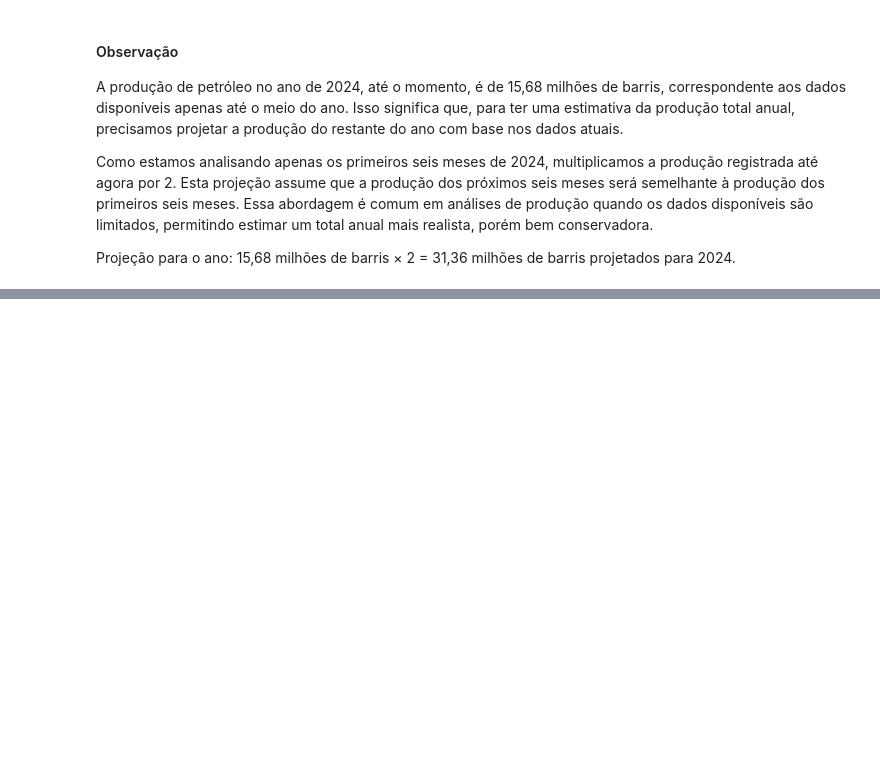
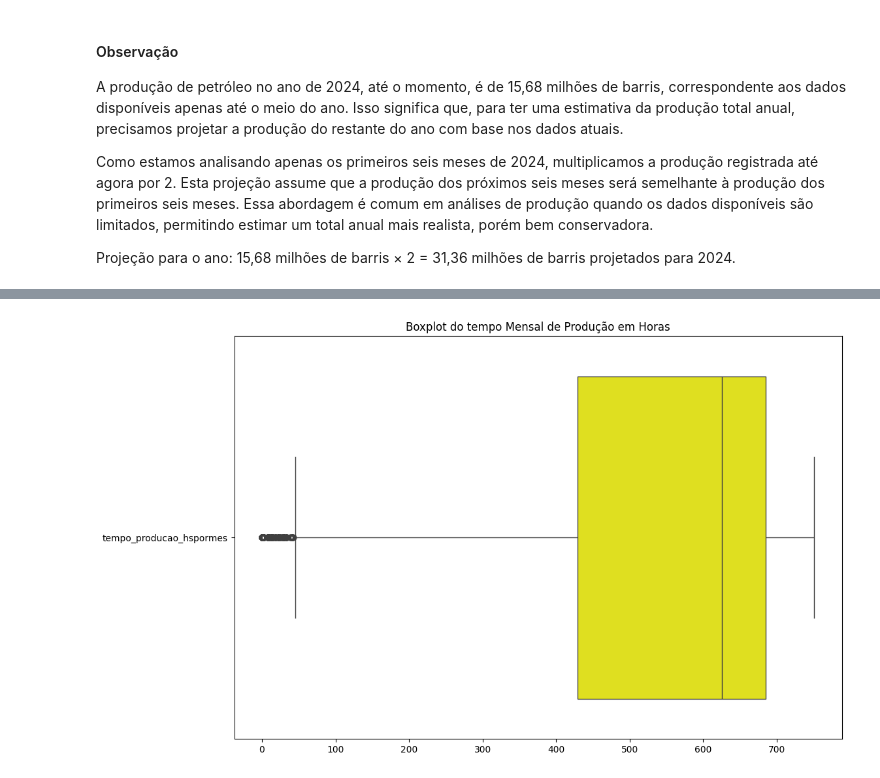
Before and after one commit to brainopensource/datascience-mvp, a Jupyter notebook: MVP_Análise_de_Dados_e_Boas_Práticas.ipynb, the cells around one changed output, grey strips where cells are left out. Drawn from its saved outputs; the diff is of its cells as text; code cells hidden in the pictures; blank space fills up the shorter version.

```diff
--- a/MVP_Análise_de_Dados_e_Boas_Práticas.ipynb
+++ b/MVP_Análise_de_Dados_e_Boas_Práticas.ipynb
@@ -466,38 +425,0 @@ Produção média de petróleo no pré-sal em 2024, em milhões de barris por di
-# %%
-# Adicionar colunas de ano e mês ao DataFrame
-df_production['ano'] = df_production['periodo'].dt.year
-df_production['mes'] = df_production['periodo'].dt.month
-
-# Agrupar os dados por ano e somar a produção
-producoes_anuais = df_production.groupby('ano')['oleo_kbd'].sum() / 1000  # Convertendo para milhões de barris
-
-# Agrupar os dados por ano e mês e somar a produção
-producoes_mensais = df_production.groupby(['ano', 'mes'])['oleo_kbd'].sum().unstack()
-
-# Exibir o resultado para cada ano
-for ano, media in producoes_anuais.items():
-    print(f"Produção total de petróleo no pré-sal em {ano}, em milhões de barris: {media:.2f}")
-
-# Criando gráfico de linhas para produção mensal
-plt.figure(figsize=(12, 6))
-for ano in producoes_mensais.index:
-    plt.plot(producoes_mensais.columns, producoes_mensais.loc[ano] / 1000, marker='o', label=ano)  # Convertendo para milhões de barris
-
-plt.title('Produção Mensal de Petróleo no Pré-Sal')
-plt.xlabel('Mês')
-plt.ylabel('Produção (milhões de barris)')
-plt.xticks(range(1, 13), ['Jan', 'Fev', 'Mar', 'Abr', 'Mai', 'Jun', 'Jul', 'Ago', 'Set', 'Out', 'Nov', 'Dez'])
-plt.legend(title='Ano')
-plt.grid()
-plt.tight_layout()
-plt.show()
-
-# Criando gráfico de linhas para produção total anual
-plt.figure(figsize=(12, 6))
-plt.plot(producoes_anuais.index.astype(str), producoes_anuais.values, marker='o', color='skyblue', linestyle='-')
-plt.title('Produção Total de Petróleo no Pré-Sal por Ano')
-plt.xlabel('Ano')
-plt.ylabel('Produção Total (milhões de barris)')
-plt.grid()
-plt.tight_layout()
-plt.show()
@@ -647,6 +549,8 @@ plt.show()
 # %%
 # Boxplot para detectar a distribuição e possíveis outliers nas variáveis numéricas
 plt.figure(figsize=(12, 8))
-sns.boxplot(data=df_producao, orient='h')
-plt.title('Boxplot das Variáveis de Produção')
+sns.boxplot(data=df_production[['tempo_producao_hspormes']], color='yellow', orient='h')
+plt.title('Boxplot do tempo Mensal de Produção em Horas')
 plt.show()
+# %% [output]
+[figure, added]
```
Also changed, not shown: parts of 33 cells of this notebook.
